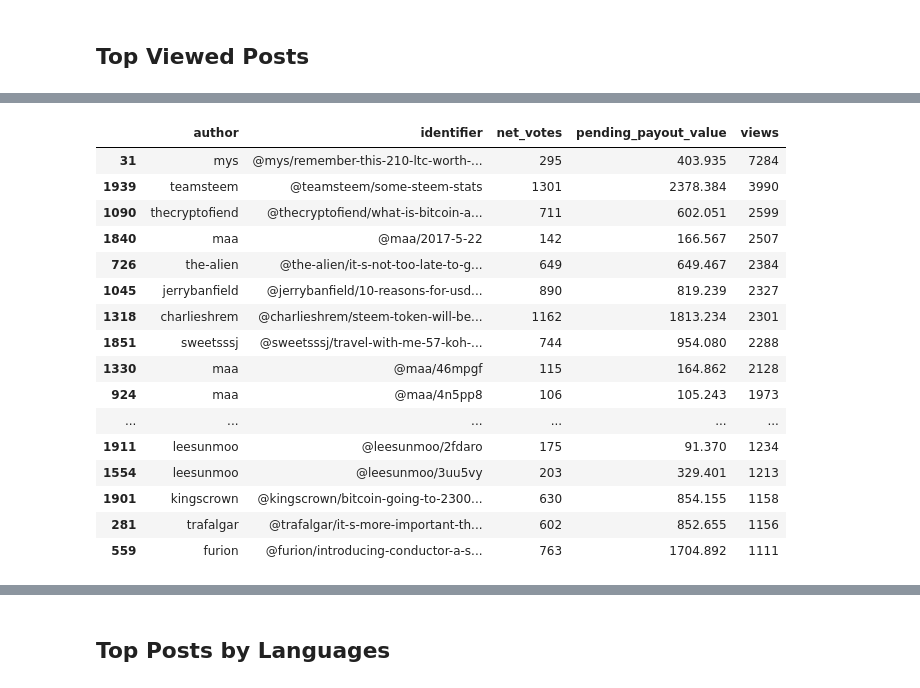
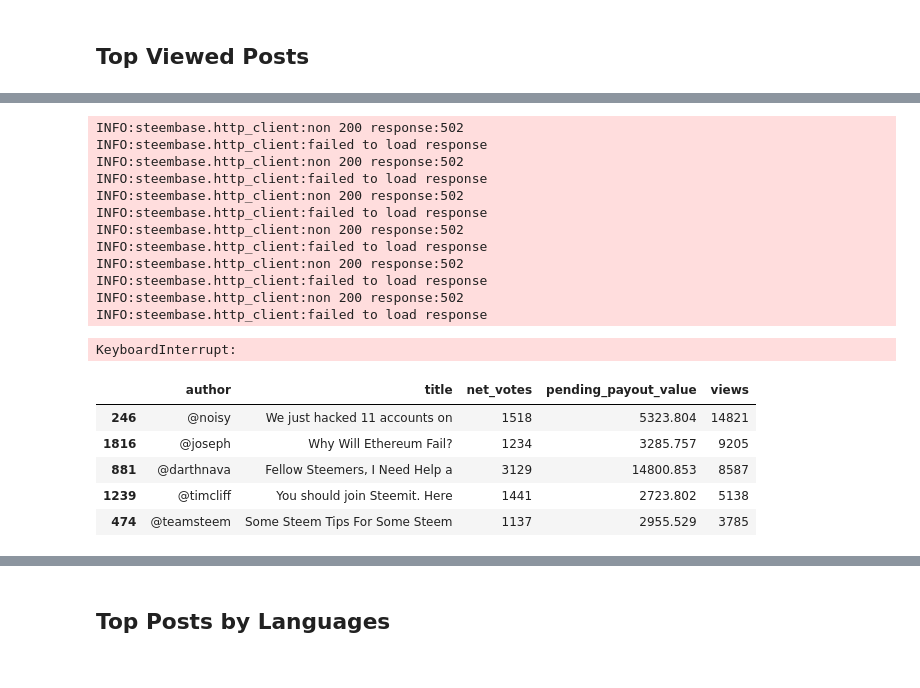
Before and after one commit to SteemData/steemdata-charts, a Jupyter notebook: Views.ipynb, the cells around one changed output, grey strips where cells are left out. Saved outputs shown, nothing was run; the diff lists cells and outputs as text; code cells hidden in the pictures.

Commit message:
updated views, active accounts charts

```diff
--- a/Views.ipynb
+++ b/Views.ipynb
@@ -67,13 +62,14 @@ def get_views(identifier):
 # %%
 # time constraints
 time_constraints = {
-    '$gte': dt.datetime.now() - dt.timedelta(days=7),
+    '$gte': dt.datetime.now() - dt.timedelta(days=8),
 }
 conditions = {
     'created': time_constraints,
 #     'net_rshares': {'$gt': 0},
 #     'author_reputation': {'$gt': 0},
     'net_votes': {'$gt': 100},
+    'children': {'$gt': 3},
 }
 projection = {
     '_id': 0,
@@ -101,6 +114,20 @@ len(posts)
 # %%
 from funcy import silent
 posts2 = [{**x, 'views': silent(get_views)(x['identifier'])} for x in posts]
+# %% [output]
+INFO:steembase.http_client:non 200 response:502
+INFO:steembase.http_client:failed to load response
+INFO:steembase.http_client:non 200 response:502
+INFO:steembase.http_client:failed to load response
+INFO:steembase.http_client:non 200 response:502
+INFO:steembase.http_client:failed to load response
+INFO:steembase.http_client:non 200 response:502
+INFO:steembase.http_client:failed to load response
+INFO:steembase.http_client:non 200 response:502
+INFO:steembase.http_client:failed to load response
+INFO:steembase.http_client:non 200 response:502
+INFO:steembase.http_client:failed to load response
+KeyboardInterrupt:
 # %%
 posts3 = [{
     **x,
@@ -110,26 +137,17 @@ posts3 = [{
 # %%
 df = pd.DataFrame(posts3)
 # %%
-df2 = df[['author', 'identifier', 'net_votes', 'pending_payout_value', 'views']].dropna()
+df2 = df[['author', 'title', 'net_votes', 'pending_payout_value', 'views']].dropna()
+df2['author'] = df2['author'].apply(lambda x: "@%s" % x)
 df2['views'] = df2['views'].apply(int)
+df2['title'] = df2['title'].apply(lambda x: x[:30])
 # %%
 df3 = df2.sort_values('views', ascending=False).head(25)
-df3
+df3.head(5)
 # %% [output]
-|  | author | identifier | net_votes | pending_payout_value | views |
-| 31 | mys | @mys/remember-this-210-ltc-worth-... | 295 | 403.935 | 7284 |
-| 1939 | teamsteem | @teamsteem/some-steem-stats | 1301 | 2378.384 | 3990 |
-| 1090 | thecryptofiend | @thecryptofiend/what-is-bitcoin-a... | 711 | 602.051 | 2599 |
-| 1840 | maa | @maa/2017-5-22 | 142 | 166.567 | 2507 |
-| 726 | the-alien | @the-alien/it-s-not-too-late-to-g... | 649 | 649.467 | 2384 |
-| 1045 | jerrybanfield | @jerrybanfield/10-reasons-for-usd... | 890 | 819.239 | 2327 |
-| 1318 | charlieshrem | @charlieshrem/steem-token-will-be... | 1162 | 1813.234 | 2301 |
-| 1851 | sweetsssj | @sweetsssj/travel-with-me-57-koh-... | 744 | 954.080 | 2288 |
-| 1330 | maa | @maa/46mpgf | 115 | 164.862 | 2128 |
-| 924 | maa | @maa/4n5pp8 | 106 | 105.243 | 1973 |
-| ... | ... | ... | ... | ... | ... |
-| 1911 | leesunmoo | @leesunmoo/2fdaro | 175 | 91.370 | 1234 |
-| 1554 | leesunmoo | @leesunmoo/3uu5vy | 203 | 329.401 | 1213 |
-| 1901 | kingscrown | @kingscrown/bitcoin-going-to-2300... | 630 | 854.155 | 1158 |
-| 281 | trafalgar | @trafalgar/it-s-more-important-th... | 602 | 852.655 | 1156 |
-| 559 | furion | @furion/introducing-conductor-a-s... | 763 | 1704.892 | 1111 |
+|  | author | title | net_votes | pending_payout_value | views |
+| 246 | @noisy | We just hacked 11 accounts on | 1518 | 5323.804 | 14821 |
+| 1816 | @joseph | Why Will Ethereum Fail? | 1234 | 3285.757 | 9205 |
+| 881 | @darthnava | Fellow Steemers, I Need Help a | 3129 | 14800.853 | 8587 |
+| 1239 | @timcliff | You should join Steemit. Here | 1441 | 2723.802 | 5138 |
+| 474 | @teamsteem | Some Steem Tips For Some Steem | 1137 | 2955.529 | 3785 |
```
Also changed, not shown: parts of 12 cells of this notebook, 1 other file.
